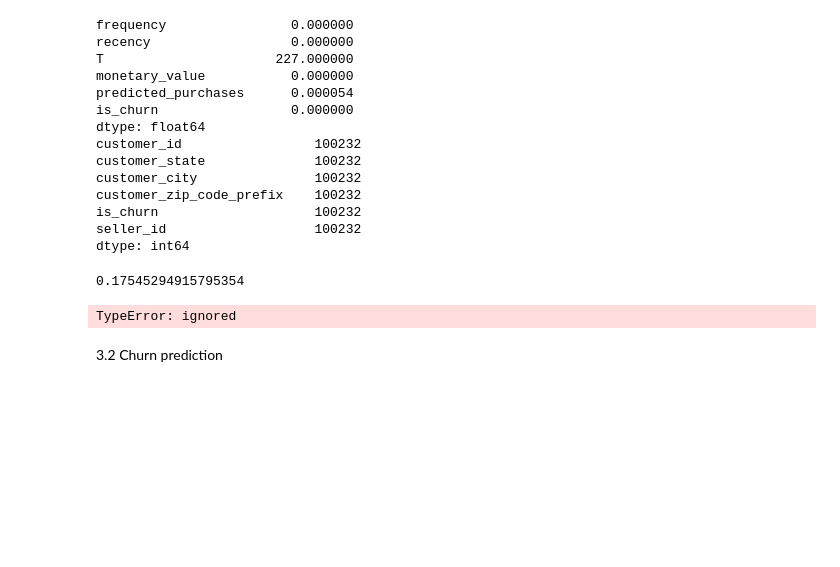
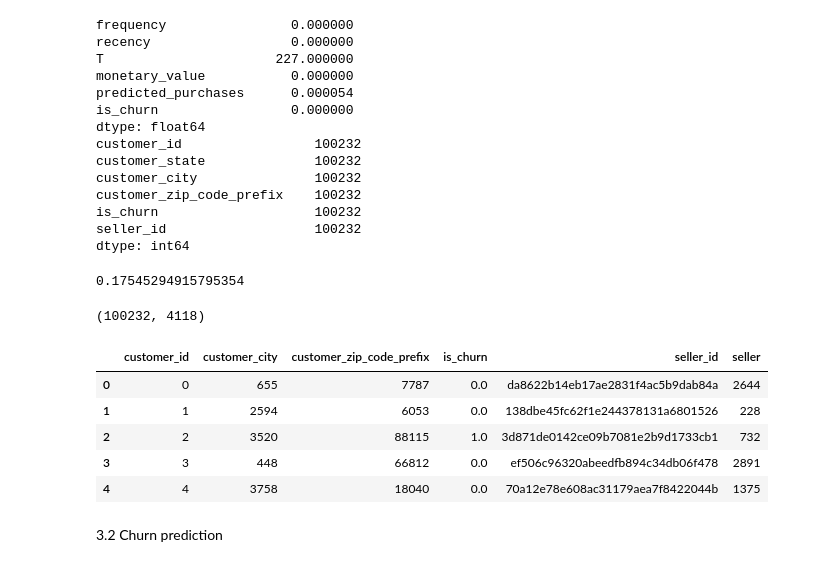
Before and after one commit to masdatascience/AI, a Jupyter notebook: AI_TFM_03.ipynb, the cells around one changed output. Cells and saved outputs as stored; diff of their text form; code cells hidden in the pictures; blank space fills up the shorter version.

```diff
--- a/AI_TFM_03.ipynb
+++ b/AI_TFM_03.ipynb
@@ -569,8 +569,15 @@ seller_id                   100232
 dtype: int64
 0.17545294915795354
 # %%
-temporal =  prueba_clientes.drop(['customer_state'], axis=1)
+temporal =  prueba_clientes.drop(['customer_city','seller_id'], axis=1)
+#seller =   pd.get_dummies(prueba_clientes["seller_id"].astype('category').cat.codes).iloc[:,1:]
 customer_state = pd.get_dummies(prueba_clientes.customer_state).iloc[:,1:]
-dataset = labelDatase(temporal)
+seller = pd.get_dummies(prueba_clientes.seller_id).iloc[:,1:]
+city = pd.get_dummies(prueba_clientes.customer_city).iloc[:,1:]
+#dataset = labelDatase(temporal)
-# %% [output]
-TypeError: ignored
+# %%
+#seller =   pd.get_dummies(prueba_clientes["seller_id"].astype('category').cat.codes).iloc[:,1:]
+city = pd.get_dummies(prueba_clientes.customer_city).iloc[:,1:]
+city.shape
+# %% [output]
+(100232, 4118)
@@ -577,2 +589,11 @@ TypeError: ignored
+# %%
+temporal.head()
+# %% [output]
+|  | customer_id | customer_city | customer_zip_code_prefix | is_churn | seller_id | seller |
+| 0 | 0 | 655 | 7787 | 0.0 | da8622b14eb17ae2831f4ac5b9dab84a | 2644 |
+| 1 | 1 | 2594 | 6053 | 0.0 | 138dbe45fc62f1e244378131a6801526 | 228 |
+| 2 | 2 | 3520 | 88115 | 1.0 | 3d871de0142ce09b7081e2b9d1733cb1 | 732 |
+| 3 | 3 | 448 | 66812 | 0.0 | ef506c96320abeedfb894c34db06f478 | 2891 |
+| 4 | 4 | 3758 | 18040 | 0.0 | 70a12e78e608ac31179aea7f8422044b | 1375 |
 # %% [markdown]
 3.2 Churn prediction
```
Also changed, not shown: parts of 1 cell of this notebook.
